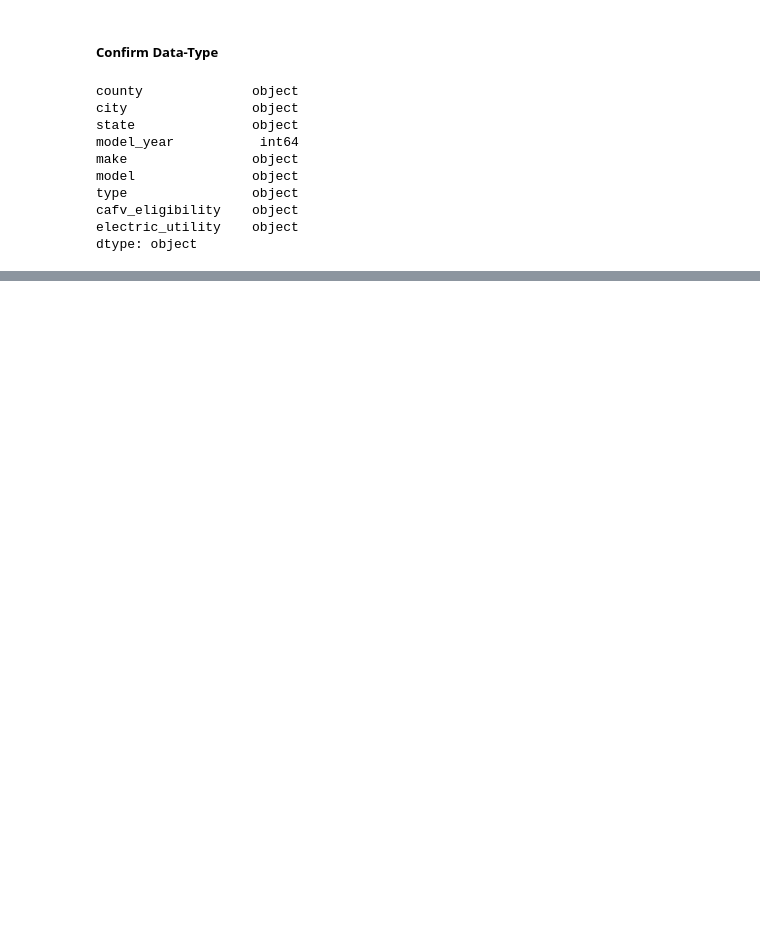
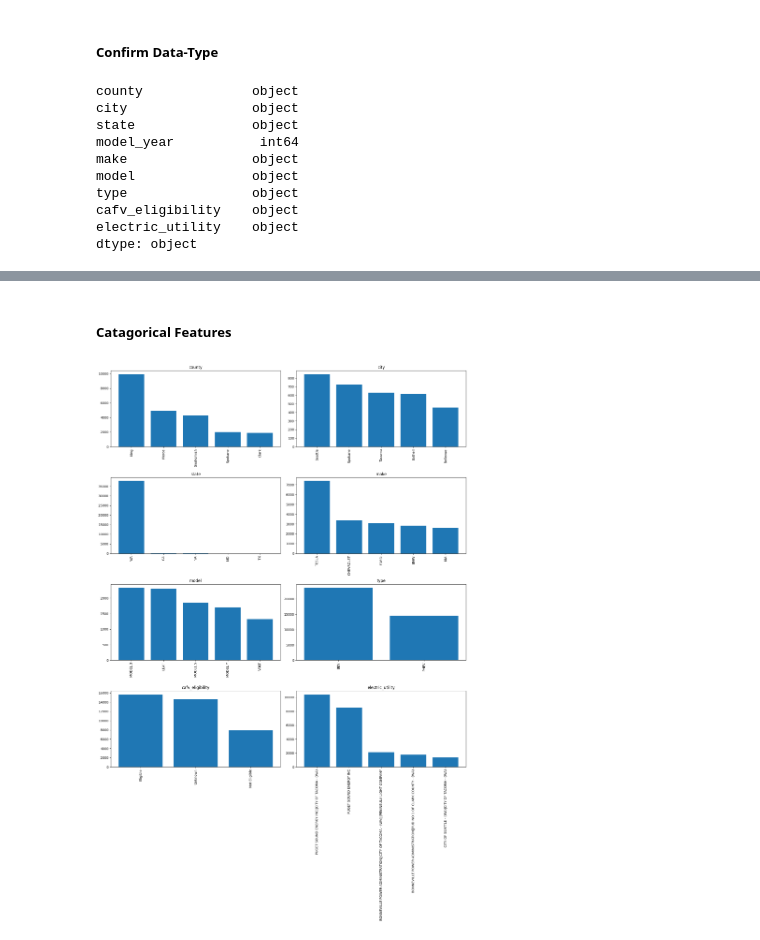
Before and after one commit to adnaaaen/eda-and-visualization, a Jupyter notebook: EV-vechicle/notebooks/eda.ipynb, the cells around one changed output, grey strips where cells are left out. Cells and saved outputs as stored; diff of their text form; code cells hidden in the pictures; blank space fills up the shorter version.

```diff
--- a/EV-vechicle/notebooks/eda.ipynb
+++ b/EV-vechicle/notebooks/eda.ipynb
@@ -107,0 +89,6 @@ df.sample()
+# %%
+duplicate_df = df.duplicated()
+print(f"The dataframe contain {df[duplicate_df].shape[0]} duplicated rows")
+# even though when we remove this much no.of rows it will strongly reduce our dataset but...
+
+df = df[~duplicate_df]
@@ -154,0 +146,9 @@ df['electric_range'] = df['electric_range'].replace({0 : np.nan})
+# %%
+cafv_map = {
+    "Eligibility unknown as battery range has not been researched" : "Unknown",
+    "Clean Alternative Fuel Vehicle Eligible" : "Eligible",
+    "Not eligible due to low battery range" : "Not Eligible"
+}
+
+df['cafv_eligibility'] = df['cafv_eligibility'].replace(cafv_map)
+df['cafv_eligibility'].value_counts()
@@ -154,0 +161,7 @@ df['electric_range'] = df['electric_range'].replace({0 : np.nan})
+# %%
+type_map = {
+    "Battery Electric Vehicle (BEV)" : "BEV",
+    "Plug-in Hybrid Electric Vehicle (PHEV)" : "PHEV"
+}
+df['type'] = df['type'].replace(type_map)
+df['type'].value_counts()
@@ -225,0 +301,12 @@ df.sample()
+# %%
+numerical_columns = df.select_dtypes(include=np.number).columns
+catagorical_columns = df.select_dtypes(include="object").columns
+# %% [markdown]
+##### **Catagorical Features**
+# %%
+plt.figure(figsize=(16,24))
+vis_helper.plot_catagorical(df, columns=catagorical_columns)
+plt.tight_layout()
+plt.show()
+# %% [output]
+[figure, added]
```
Also changed, not shown: parts of 36 cells of this notebook, 7 other files.
